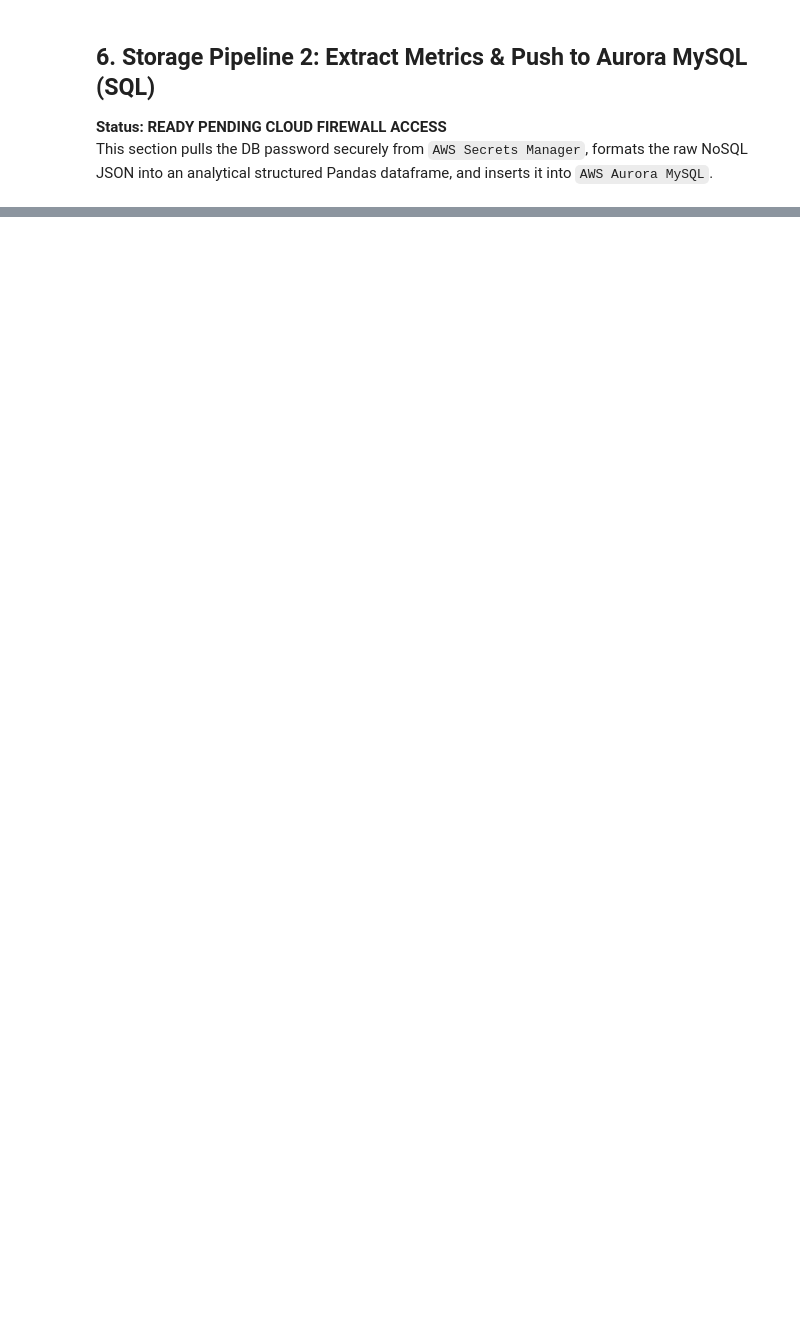
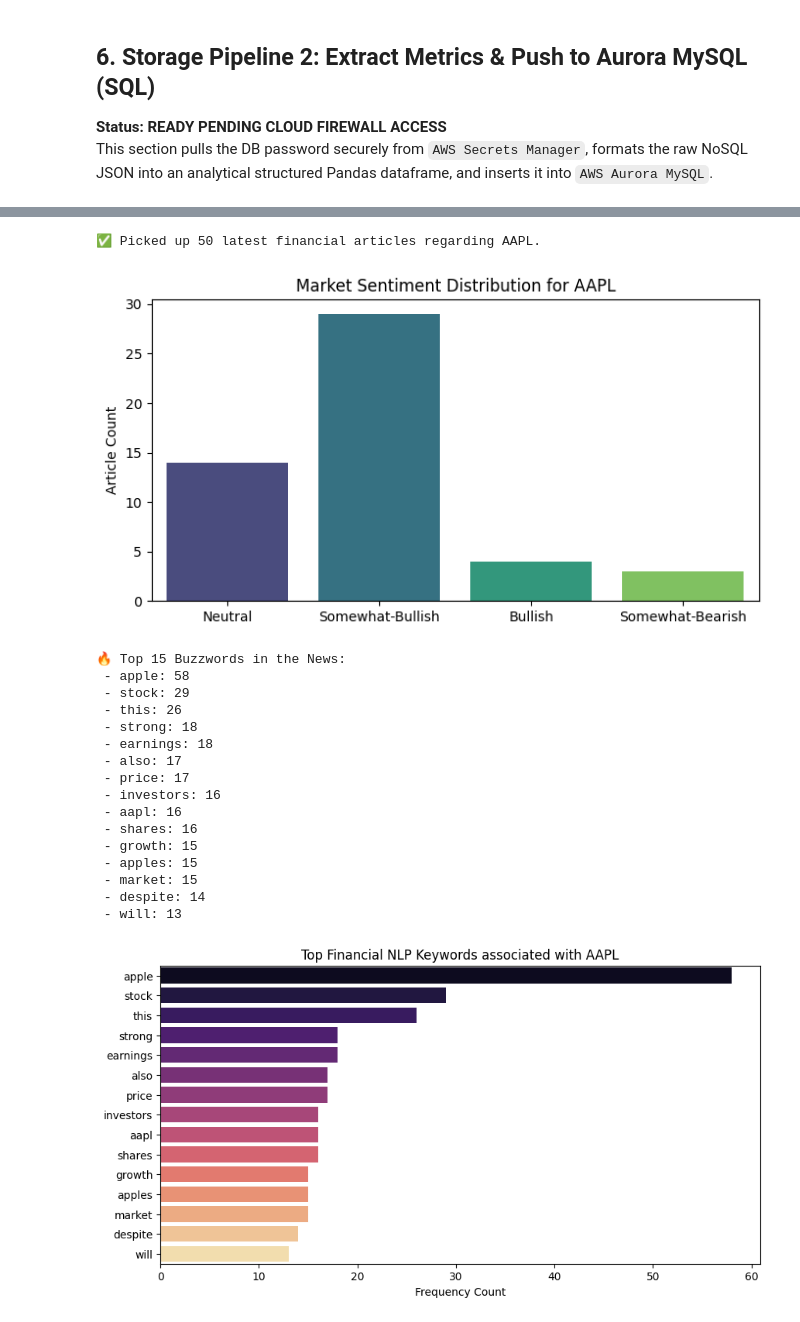
Before and after one commit to HotcatX/NLPStockPricePrediction, a Jupyter notebook: Project_Analysis.ipynb, the cells around one changed output, grey strips where cells are left out. Cells and saved outputs as stored; diff of their text form; code cells hidden in the pictures; blank space fills up the shorter version.

Commit message:
Add Data Visualization & NLP Analysis to Notebook

```diff
--- a/Project_Analysis.ipynb
+++ b/Project_Analysis.ipynb
@@ -125,0 +145,65 @@ if aurora_password:
+# %%
+import re
+from collections import Counter
+import matplotlib.pyplot as plt
+import seaborn as sns
+
+# Fetch news data
+news_url = f"https://www.alphavantage.co/query?function=NEWS_SENTIMENT&tickers={TICKER}&apikey={ALPHA_VANTAGE_API}&limit=50"
+news_response = requests.get(news_url).json()
+
+if "feed" in news_response:
+    feed = news_response["feed"]
+    print(f"✅ Picked up {len(feed)} latest financial articles regarding {TICKER}.")
+
+    # 1. Sentiment Distribution Analysis
+    sentiments = [item.get("overall_sentiment_label") for item in feed]
+    sentiment_counts = Counter(sentiments)
+
+    plt.figure(figsize=(8, 4))
+    sns.barplot(x=list(sentiment_counts.keys()), y=list(sentiment_counts.values()), palette="viridis", hue=list(sentiment_counts.keys()), legend=False)
+    plt.title(f"Market Sentiment Distribution for {TICKER}")
+    plt.ylabel("Article Count")
+    plt.show()
+
+    # 2. NLP Keyword Extraction & Word Frequency
+    combined_text = " ".join([item.get("title", "") + " " + item.get("summary", "") for item in feed]).lower()
+    cleaned_text = re.sub(r'[^a-z\s]', '', combined_text)
+
+    stopwords = {"a", "and", "the", "to", "of", "in", "for", "is", "on", "with", "as", "at", "it", "by", "from", "that"}
+    words = [w for w in cleaned_text.split() if w not in stopwords and len(w) > 3]
+    top_words = Counter(words).most_common(15)
+
+    print("\n🔥 Top 15 Buzzwords in the News:")
+    for word, count in top_words:
+        print(f" - {word}: {count}")
+
+    # 3. Keyword Bar Chart
+    words_list, counts_list = zip(*top_words)
+    plt.figure(figsize=(10, 5))
+    sns.barplot(x=list(counts_list), y=list(words_list), palette="magma", hue=list(words_list), legend=False)
+    plt.title(f"Top Financial NLP Keywords associated with {TICKER}")
+    plt.xlabel("Frequency Count")
+    plt.show()
+else:
+    print("❌ Failed to fetch news data.")
+# %% [output]
+✅ Picked up 50 latest financial articles regarding AAPL.
+[figure, added]
+🔥 Top 15 Buzzwords in the News:
+ - apple: 58
+ - stock: 29
+ - this: 26
+ - strong: 18
+ - earnings: 18
+ - also: 17
+ - price: 17
+ - investors: 16
+ - aapl: 16
+ - shares: 16
+ - growth: 15
+ - apples: 15
+ - market: 15
+ - despite: 14
+ - will: 13
+[figure, added]
```
Also changed, not shown: parts of 8 cells of this notebook, 4 other files.
